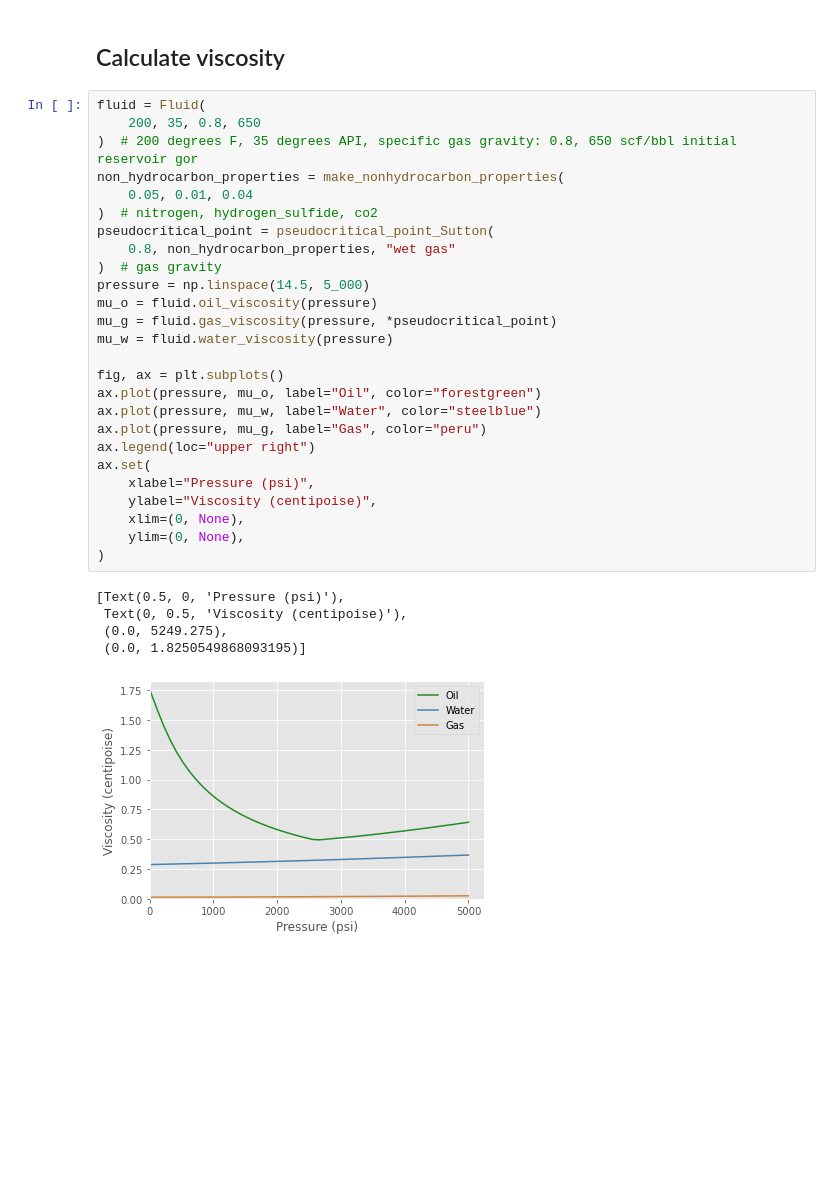
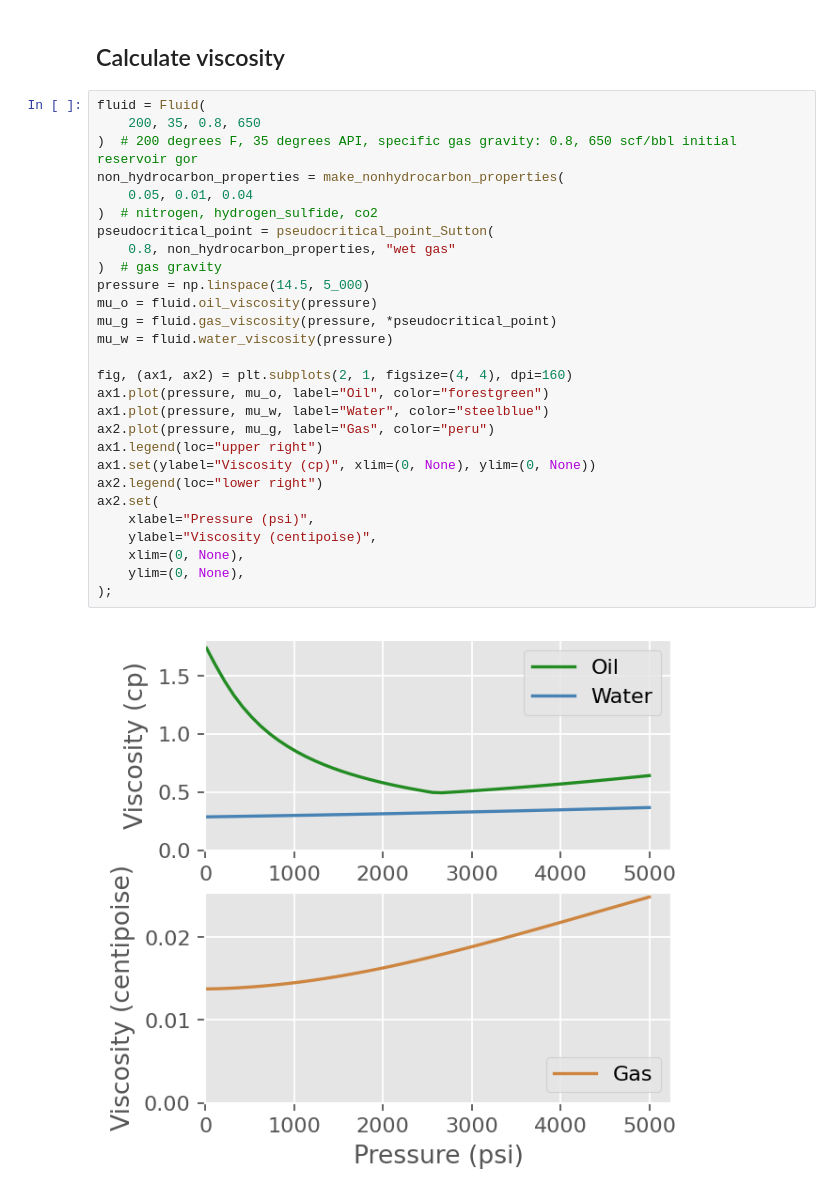
Before and after one commit to frank1010111/bluebonnet, a Jupyter notebook: docs/fluids.ipynb, the cells around one changed output. Drawn from its saved outputs; the diff is of its cells as text; blank space fills up the shorter version.

Commit message:
:memo: update fluids documentation plot

```diff
--- a/docs/fluids.ipynb
+++ b/docs/fluids.ipynb
@@ -48,32 +48,30 @@ ax.set(xlabel="Pressure (psi)", ylabel="b-factor", xlim=(0, None), ylim=(0, None
 # %%
 fluid = Fluid(
     200, 35, 0.8, 650
 )  # 200 degrees F, 35 degrees API, specific gas gravity: 0.8, 650 scf/bbl initial reservoir gor
 non_hydrocarbon_properties = make_nonhydrocarbon_properties(
     0.05, 0.01, 0.04
 )  # nitrogen, hydrogen_sulfide, co2
 pseudocritical_point = pseudocritical_point_Sutton(
     0.8, non_hydrocarbon_properties, "wet gas"
 )  # gas gravity
 pressure = np.linspace(14.5, 5_000)
 mu_o = fluid.oil_viscosity(pressure)
 mu_g = fluid.gas_viscosity(pressure, *pseudocritical_point)
 mu_w = fluid.water_viscosity(pressure)
 
-fig, ax = plt.subplots()
-ax.plot(pressure, mu_o, label="Oil", color="forestgreen")
-ax.plot(pressure, mu_w, label="Water", color="steelblue")
-ax.plot(pressure, mu_g, label="Gas", color="peru")
-ax.legend(loc="upper right")
-ax.set(
+fig, (ax1, ax2) = plt.subplots(2, 1, figsize=(4, 4), dpi=160)
+ax1.plot(pressure, mu_o, label="Oil", color="forestgreen")
+ax1.plot(pressure, mu_w, label="Water", color="steelblue")
+ax2.plot(pressure, mu_g, label="Gas", color="peru")
+ax1.legend(loc="upper right")
+ax1.set(ylabel="Viscosity (cp)", xlim=(0, None), ylim=(0, None))
+ax2.legend(loc="lower right")
+ax2.set(
     xlabel="Pressure (psi)",
     ylabel="Viscosity (centipoise)",
     xlim=(0, None),
     ylim=(0, None),
-)
+);
 # %% [output]
-[Text(0.5, 0, 'Pressure (psi)'),
- Text(0, 0.5, 'Viscosity (centipoise)'),
- (0.0, 5249.275),
- (0.0, 1.8250549868093195)]
-[figure, old version]
+[figure, new version]
```
Also changed, not shown: parts of 1 cell of this notebook.
